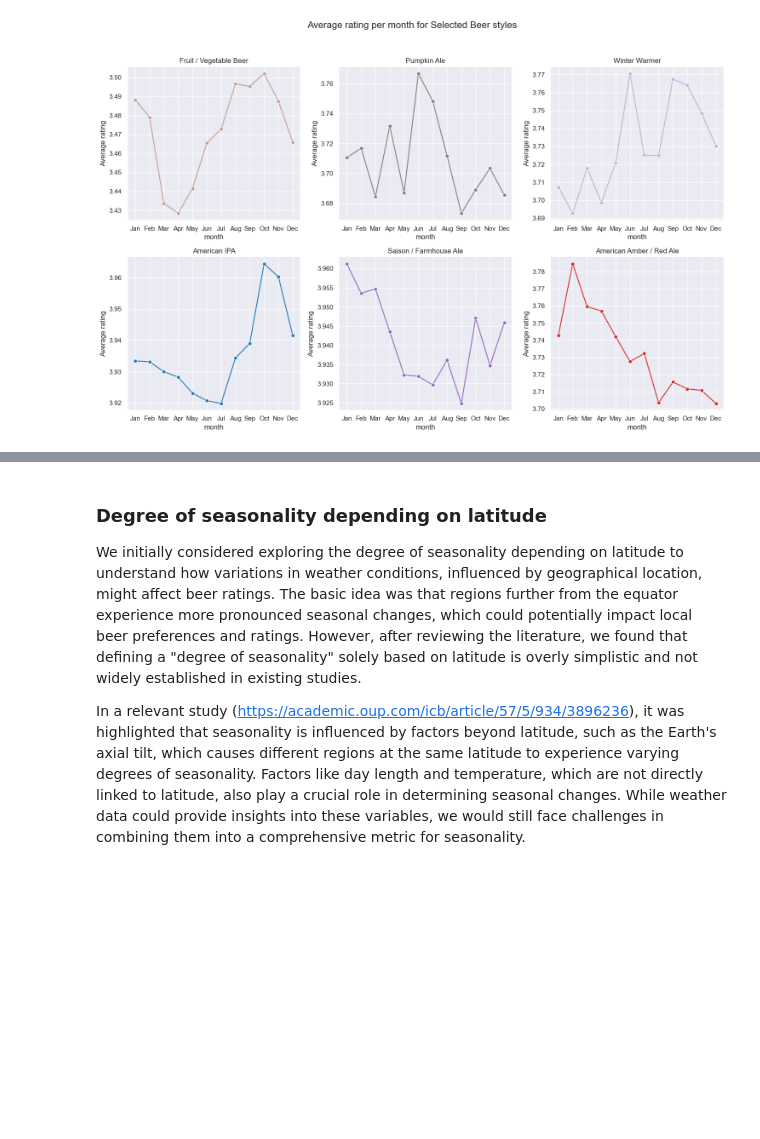
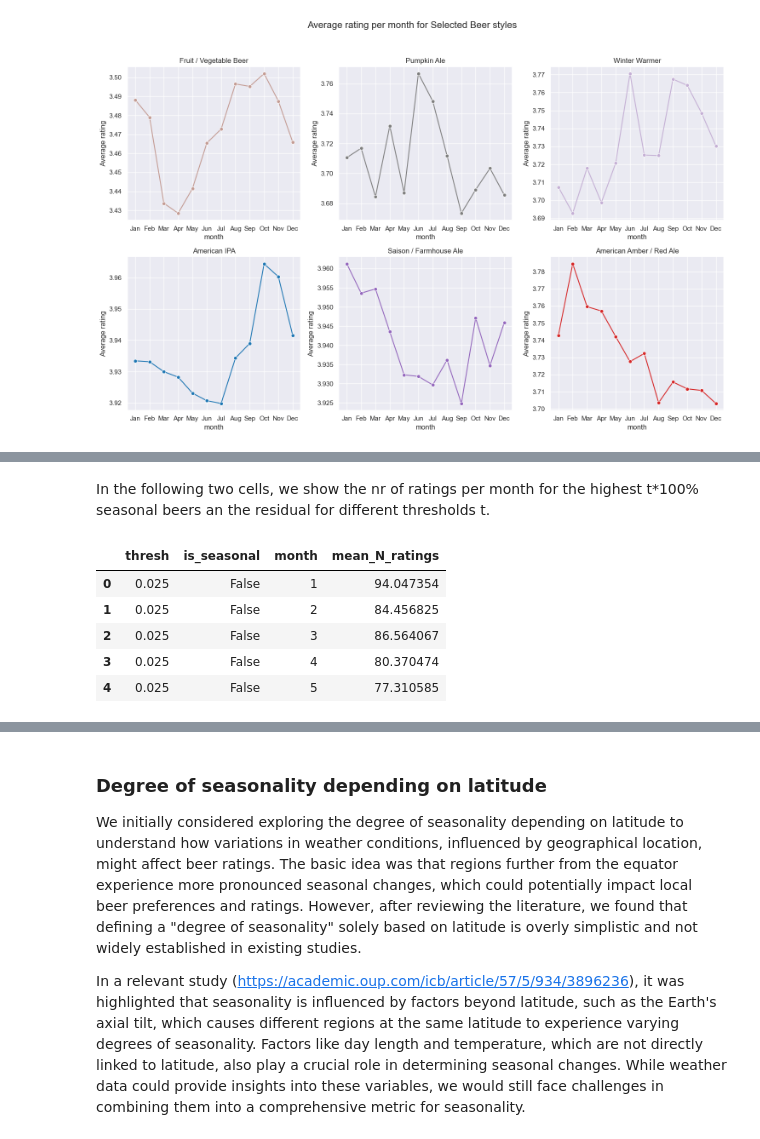
Before and after one commit to epfl-ada/ada-2024-project-leonardodatavinci, a Jupyter notebook: results.ipynb, the cells around one changed output, grey strips where cells are left out. Cells and saved outputs as stored; diff of their text form; code cells hidden in the pictures; blank space fills up the shorter version.

```diff
--- a/results.ipynb
+++ b/results.ipynb
@@ -674,0 +881,5 @@ plt.show()
+# %%
+# we rate the beers based on the
+
+seasonality_nr_df["combined_seasonality_nr"] = seasonality_nr_df["peak_ratio"].to_numpy() + normalize(seasonality_nr_df["avg_amplitude"].to_numpy())
+seasonality_nr_df = seasonality_nr_df.sort_values("combined_seasonality_nr", ascending=False)
@@ -674,0 +904,37 @@ plt.show()
+# %% [markdown]
+In the following two cells, we show the nr of ratings per month for the highest t*100% seasonal beers an the residual for different thresholds t.
+# %%
+# add boolean for different thresholds
+thresholds = [0.025, 0.05, 0.1, 0.3]
+nr_thresholds = len(thresholds)
+
+# copy the dataframe for each threshold
+repeated_df = seasonality_nr_df.loc[np.repeat(seasonality_nr_df.index, nr_thresholds)]
+repeated_df['thresh'] = np.tile(thresholds, len(seasonality_nr_df))
+
+# repeat dataframe for every threshold
+for threshold in thresholds:
+    nrTrues = int(len(seasonality_nr_df) * threshold)
+    nrFalse = len(seasonality_nr_df) - nrTrues
+    boolArr = np.concat((np.repeat(True, nrTrues), np.repeat(False, nrFalse)))
+    repeated_df.loc[repeated_df["thresh"] == threshold, "is_seasonal"] = boolArr
+
+
+# merge with the entire dataframe to get the ratings per month
+reviews_peak_thresh_df = pd.merge(repeated_df, reduced_df, how="left", on="beer_name")
+
+#group by month for the plot
+grouped_seasonality_thresh_df = reviews_peak_thresh_df.groupby(["thresh", "is_seasonal", "month", "beer_name"]).agg(N_ratings = ("rating", "count")).reset_index()
+
+# mean (over beer types) number of ratings per month
+grouped_seasonality_thresh_df = grouped_seasonality_thresh_df.groupby(["thresh", "is_seasonal", "month"]).agg(mean_N_ratings = ("N_ratings", "mean")).reset_index()
+
+
+grouped_seasonality_thresh_df.head()
+# %% [output]
+|  | thresh | is_seasonal | month | mean_N_ratings |
+| 0 | 0.025 | False | 1 | 94.047354 |
+| 1 | 0.025 | False | 2 | 84.456825 |
+| 2 | 0.025 | False | 3 | 86.564067 |
+| 3 | 0.025 | False | 4 | 80.370474 |
+| 4 | 0.025 | False | 5 | 77.310585 |
```
Also changed, not shown: parts of 41 cells of this notebook, 12 other files.
